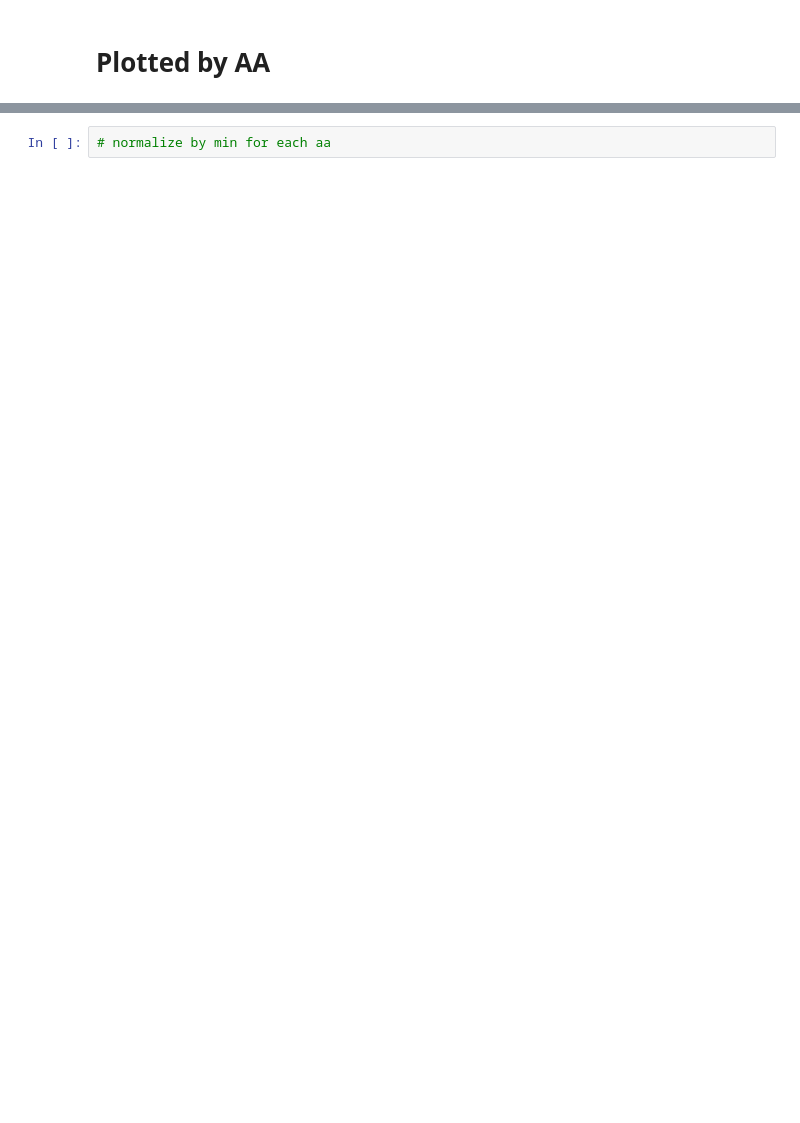
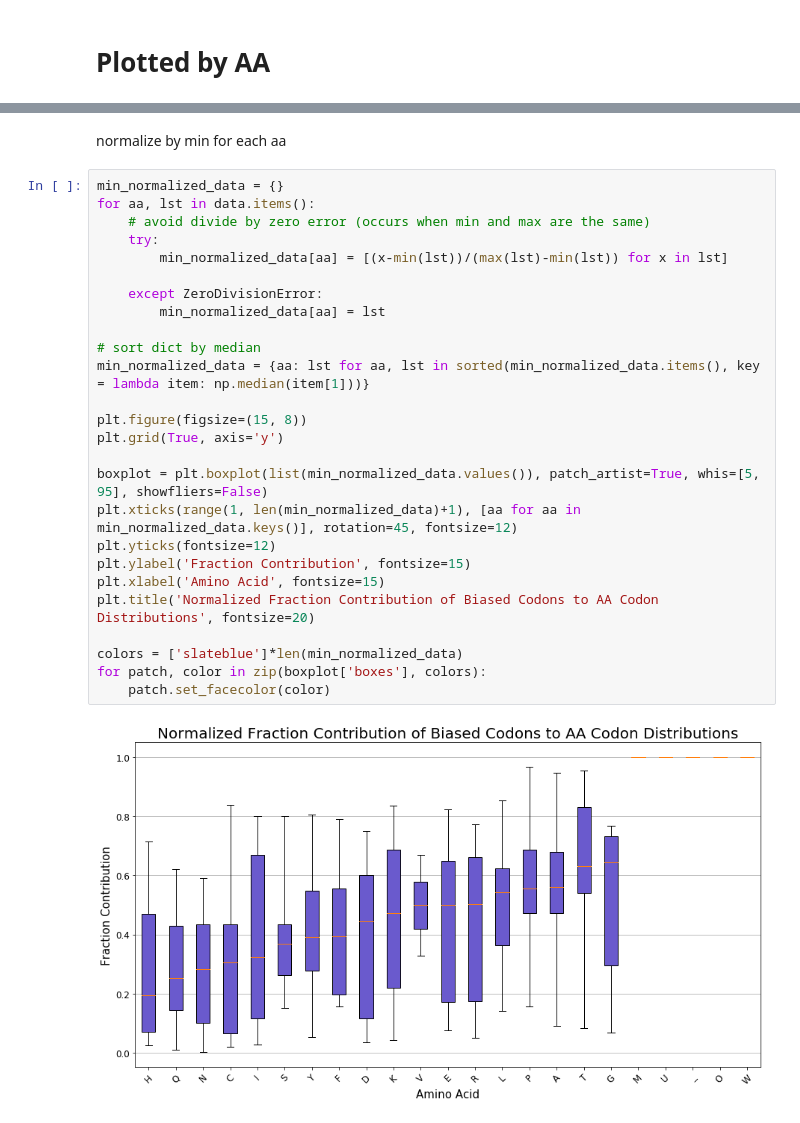
Before and after one commit to Fritos121/Codon-Usage-IDRs, a Jupyter notebook: plot_org_bias.ipynb, the cells around one changed output, grey strips where cells are left out. Saved outputs shown, nothing was run; the diff lists cells and outputs as text; blank space fills up the shorter version.

```diff
--- a/plot_org_bias.ipynb
+++ b/plot_org_bias.ipynb
@@ -110,2 +133,30 @@ for patch, color in zip(boxplot['boxes'], colors):
-# %%
-# normalize by min for each aa
+# %% [markdown]
+normalize by min for each aa
+# %%
+min_normalized_data = {}
+for aa, lst in data.items():
+    # avoid divide by zero error (occurs when min and max are the same)
+    try:
+        min_normalized_data[aa] = [(x-min(lst))/(max(lst)-min(lst)) for x in lst]
+
+    except ZeroDivisionError:
+        min_normalized_data[aa] = lst
+
+# sort dict by median
+min_normalized_data = {aa: lst for aa, lst in sorted(min_normalized_data.items(), key = lambda item: np.median(item[1]))}
+
+plt.figure(figsize=(15, 8))
+plt.grid(True, axis='y')
+
+boxplot = plt.boxplot(list(min_normalized_data.values()), patch_artist=True, whis=[5, 95], showfliers=False)
+plt.xticks(range(1, len(min_normalized_data)+1), [aa for aa in min_normalized_data.keys()], rotation=45, fontsize=12)
+plt.yticks(fontsize=12)
+plt.ylabel('Fraction Contribution', fontsize=15)
+plt.xlabel('Amino Acid', fontsize=15)
+plt.title('Normalized Fraction Contribution of Biased Codons to AA Codon Distributions', fontsize=20)
+
+colors = ['slateblue']*len(min_normalized_data)
+for patch, color in zip(boxplot['boxes'], colors):
+    patch.set_facecolor(color)
+# %% [output]
+[figure, added]
```
Also changed, not shown: parts of 6 cells of this notebook.
